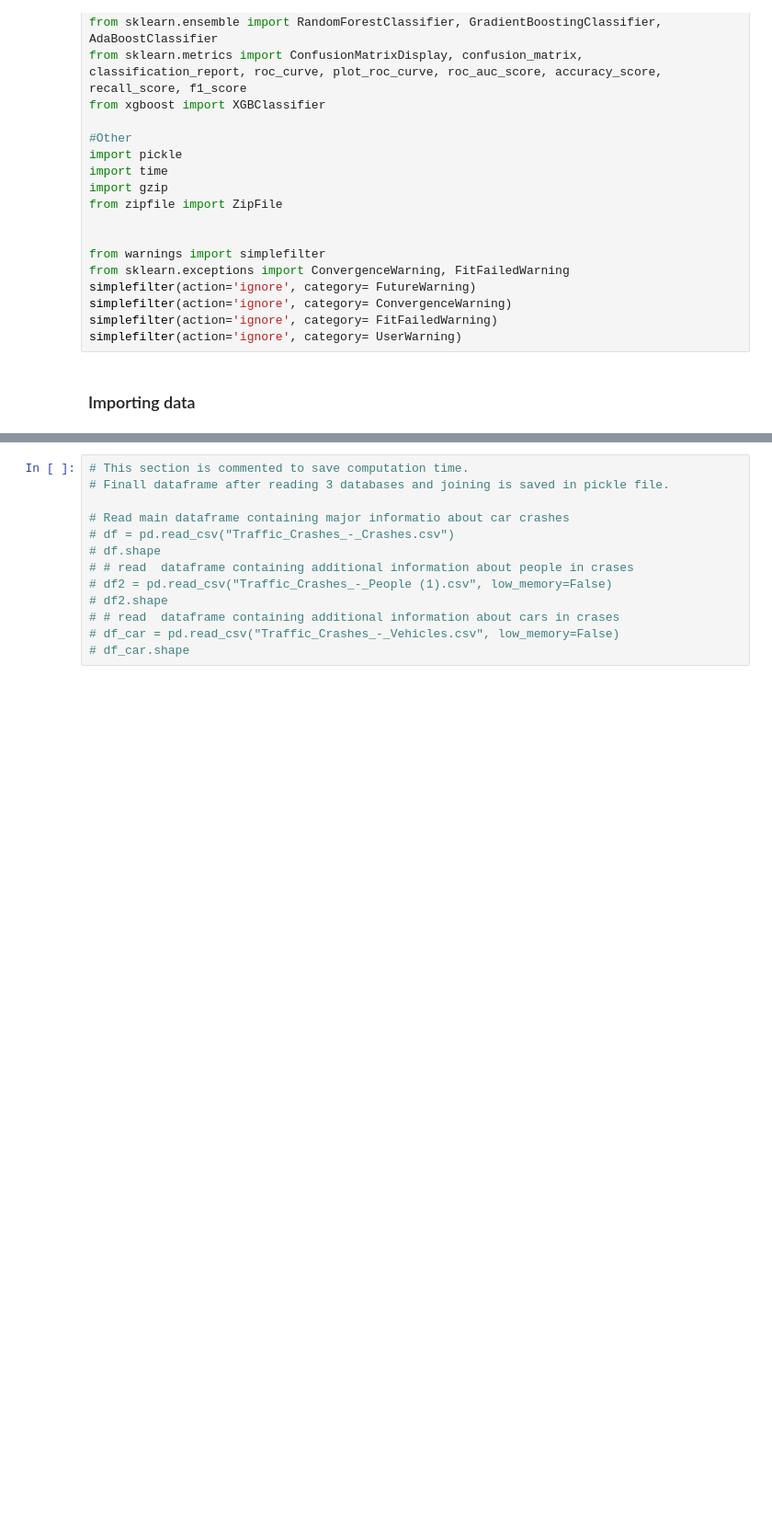
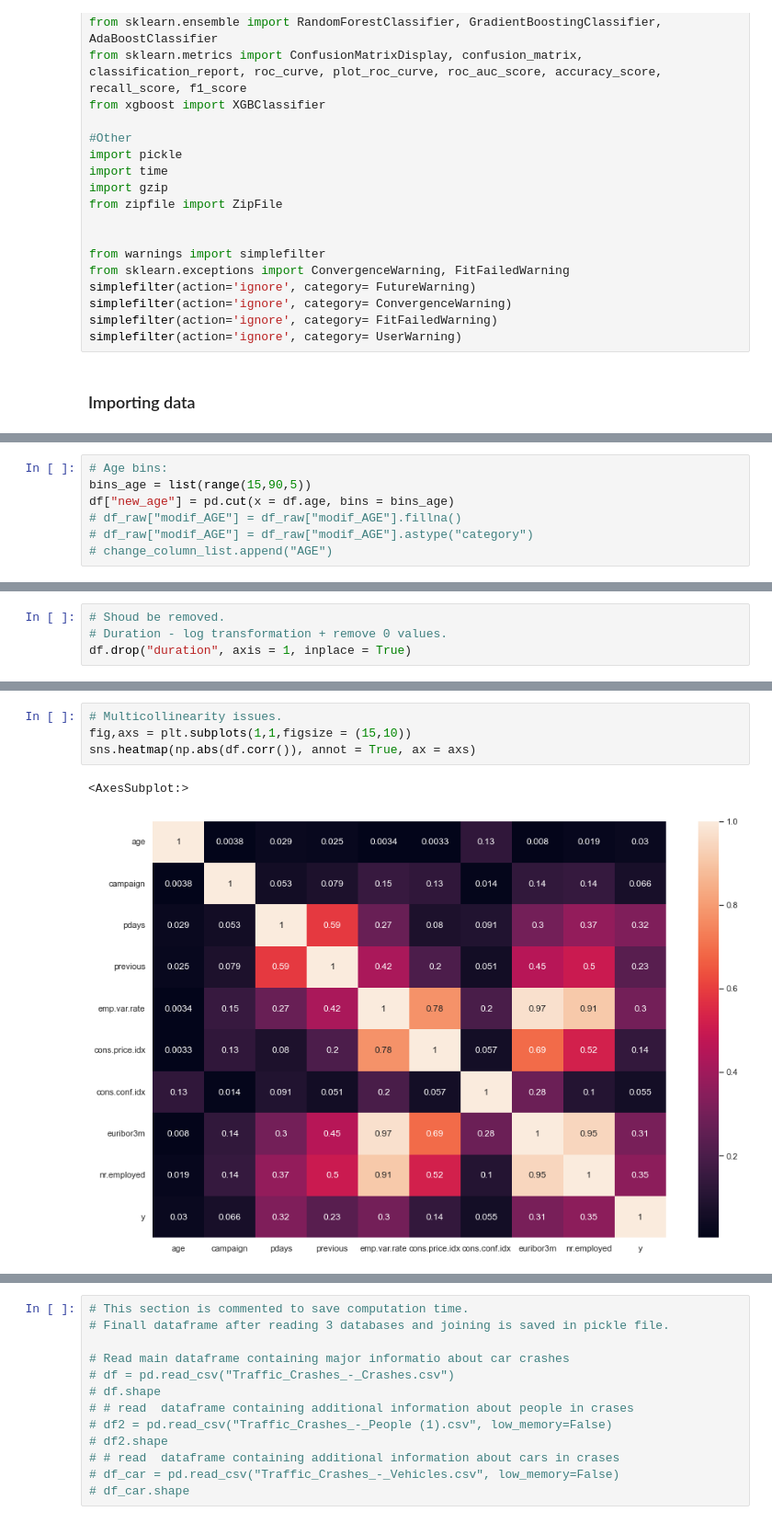
Before and after one commit to 314ka4y/Customer_churn, a Jupyter notebook: Customer_sign.ipynb, the cells around one changed output, grey strips where cells are left out. Shown at 92% size. Drawn from its saved outputs; the diff is of its cells as text; blank space fills up the shorter version.

```diff
--- a/Customer_sign.ipynb
+++ b/Customer_sign.ipynb
@@ -314,0 +287,7 @@ plt.savefig("./img/EDA1.png")
+# %%
+# Age bins:
+bins_age = list(range(15,90,5))
+df["new_age"] = pd.cut(x = df.age, bins = bins_age)
+# df_raw["modif_AGE"] = df_raw["modif_AGE"].fillna()
+# df_raw["modif_AGE"] = df_raw["modif_AGE"].astype("category")
+# change_column_list.append("AGE")
@@ -314,0 +310,4 @@ plt.savefig("./img/EDA1.png")
+# %%
+# Shoud be removed.
+# Duration - log transformation + remove 0 values.
+df.drop("duration", axis = 1, inplace = True)
@@ -314,0 +335,7 @@ plt.savefig("./img/EDA1.png")
+# %%
+# Multicollinearity issues.
+fig,axs = plt.subplots(1,1,figsize = (15,10))
+sns.heatmap(np.abs(df.corr()), annot = True, ax = axs)
+# %% [output]
+<AxesSubplot:>
+[figure, added]
```
Also changed, not shown: parts of 41 cells of this notebook.
